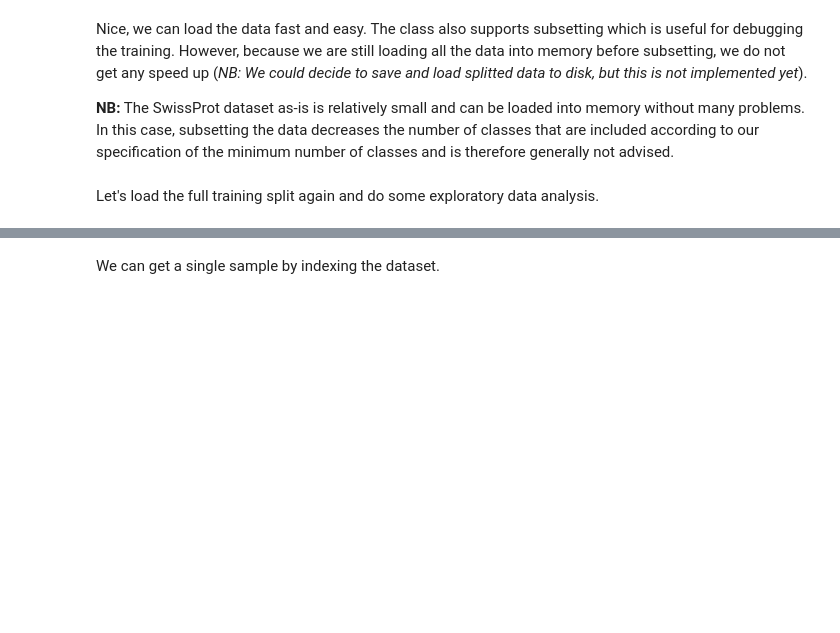
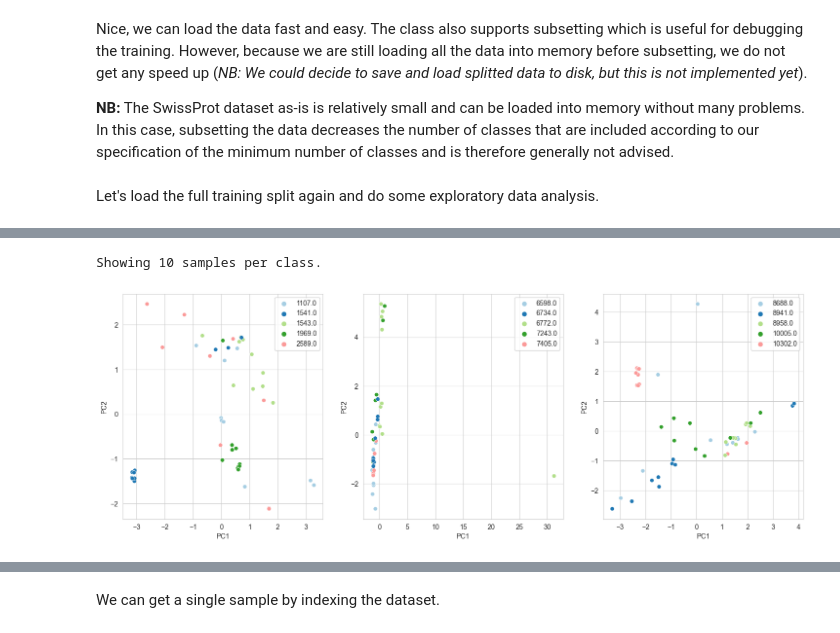
Before and after one commit to mikasenghaas/few-shot-benchmark, a Jupyter notebook: notebooks/eda.ipynb, the cells around one changed output, grey strips where cells are left out. Saved outputs shown, nothing was run; the diff lists cells and outputs as text; code cells hidden in the pictures; blank space fills up the shorter version.

Commit message:
feat(eda) more exploration of features and target

```diff
--- a/notebooks/eda.ipynb
+++ b/notebooks/eda.ipynb
@@ -824,0 +921,77 @@ go-basic.obo: fmt(1.2) rel(2023-11-15) 46,228 Terms; optional_attrs(relationship
+# %%
+from sklearn.decomposition import PCA
+
+num_classes = 5
+max_num_samples = 100
+
+# Extract the included labels (protein functions) in the splits
+train_most_common = Counter(
+    [y for _, y in train_data]).most_common(num_classes)
+val_most_common = Counter([y for _, y in val_data]).most_common(num_classes)
+test_most_common = Counter([y for _, y in test_data]).most_common(num_classes)
+
+train_include_classes = [y for y, _ in train_most_common]
+val_include_classes = [y for y, _ in val_most_common]
+test_include_classes = [y for y, _ in test_most_common]
+
+min_num_samples = min(
+    min([c for _, c in train_most_common]),
+    min([c for _, c in val_most_common]),
+    min([c for _, c in test_most_common]),
+)
+
+num_samples = min(min_num_samples, max_num_samples)
+
+print(f"Showing {num_samples} samples per class.")
+
+# Filter the samples by the included labels and choose the first num_samples
+train_samples = []
+for yi in train_include_classes:
+    train_samples.append(
+        [x.tolist() + [y] for x, y in train_data if y == yi][:min_num_samples]
+    )
+train_samples = np.array(train_samples).reshape(-1, 1281)
+
+val_samples = []
+for yi in val_include_classes:
+    val_samples.append(
+        [x.tolist() + [y] for x, y in val_data if y == yi][:min_num_samples]
+    )
+val_samples = np.array(val_samples).reshape(-1, 1281)
+
+test_samples = []
+for yi in test_include_classes:
+    test_samples.append(
+        [x.tolist() + [y] for x, y in test_data if y == yi][:min_num_samples]
+    )
+test_samples = np.array(test_samples).reshape(-1, 1281)
+
+train_X, train_y = train_samples[:, :-1], train_samples[:, -1]
+val_X, val_y = val_samples[:, :-1], val_samples[:, -1]
+test_X, test_y = test_samples[:, :-1], test_samples[:, -1]
+
+pca = PCA(n_components=2)
+
+train_pca_samples = pca.fit_transform(train_X)
+val_pca_samples = pca.fit_transform(val_X)
+test_pca_samples = pca.fit_transform(test_X)
+
+fig, axs = plt.subplots(ncols=3, figsize=(18, 6))
+
+samples = [train_pca_samples, val_pca_samples, test_pca_samples]
+targets = [train_y, val_y, test_y]
+for i in range(3):
+    sns.scatterplot(
+        x=samples[i][:, 0],
+        y=samples[i][:, 1],
+        hue=targets[i],
+        palette="Paired",
+        ax=axs[i],
+    )
+    axs[i].set(
+        xlabel="PC1",
+        ylabel="PC2",
+    )
+# %% [output]
+Showing 10 samples per class.
+[figure, added]
```
Also changed, not shown: parts of 56 cells of this notebook.
